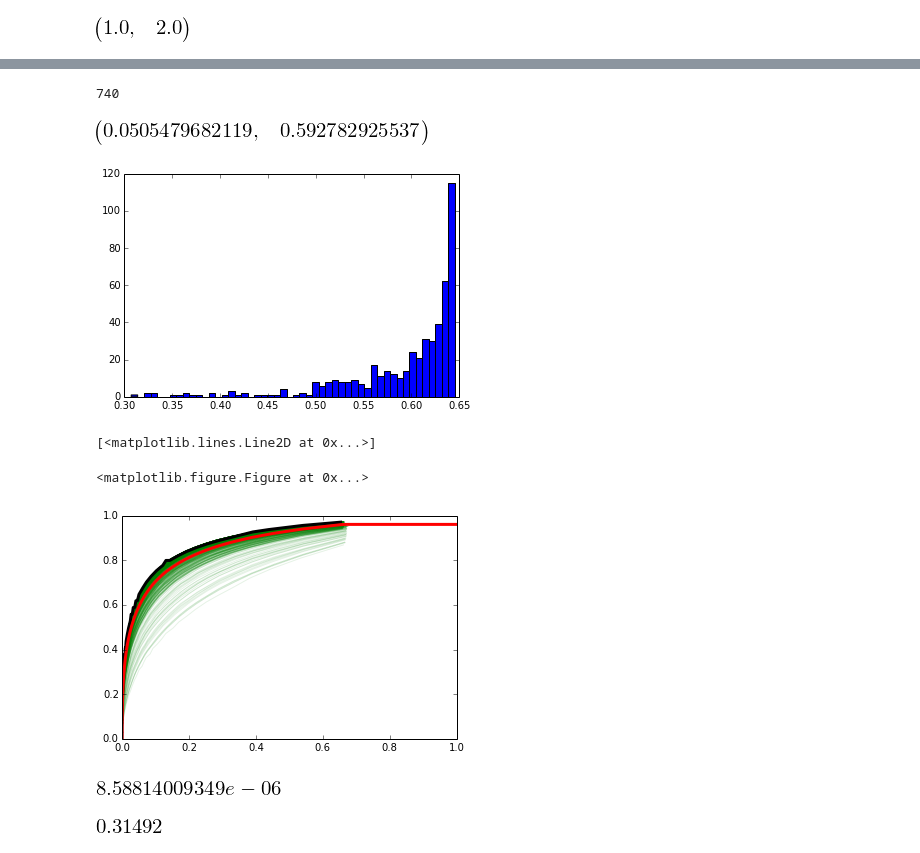
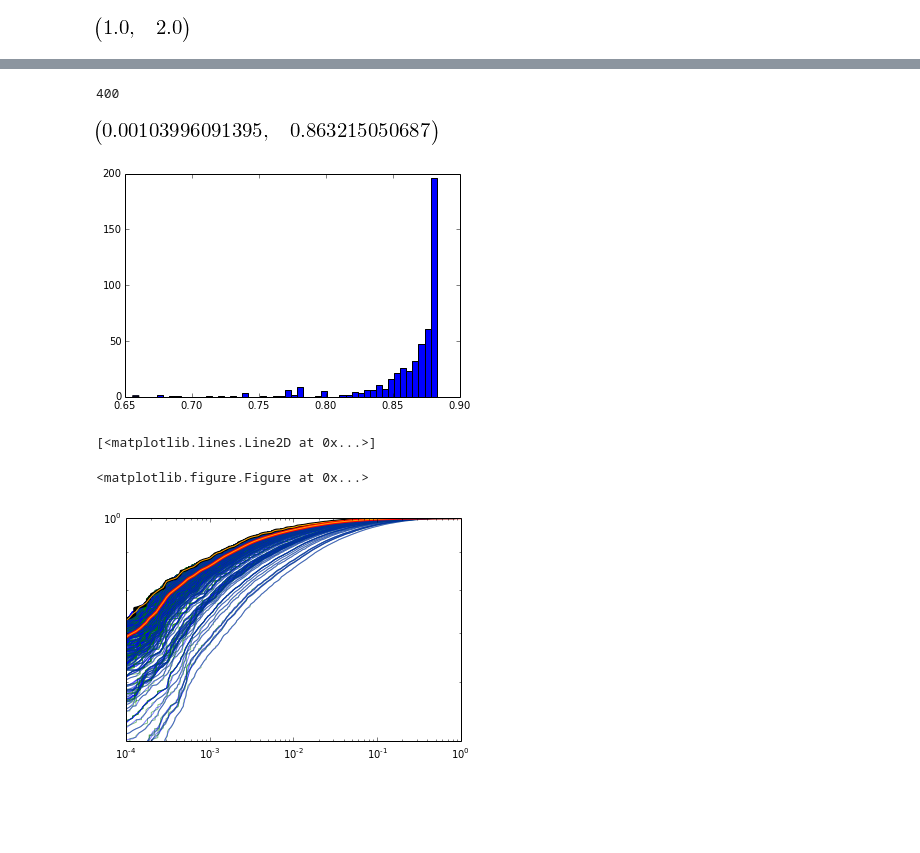
Before and after one commit to lukasheinrich/code-snippets, a Jupyter notebook: DGSSfast.ipynb, the cells around one changed output, grey strips where cells are left out. Saved outputs shown, nothing was run; the diff lists cells and outputs as text; code cells hidden in the pictures; blank space fills up the shorter version.

```diff
--- a/DGSSfast.ipynb
+++ b/DGSSfast.ipynb
@@ -88,4 +99,8 @@ rocdata_run1toys = [get_roc(sb_n1,sb_n2,b_n1,b_n2,b1,b2,s1,s2) for s1,s2 in zip(
 # %%
-s1,s2 = 10,20
-rocdata_truth = get_roc(sb_n1,sb_n2,b_n1,b_n2,b1,b2,s1,s2)
+rocdata_run1toys = []
+for i,(s1,s2) in enumerate(zip(filtered_run1_n1,filtered_run1_n2)[0:500]):
+    if i%50 == 0:
+        print i
+    rocdata_run1toys += [get_roc(sb_n1,sb_n2,b_n1,b_n2,b1,b2,s1,s2)]
+print 'done'
 # %% [output]
@@ -97,0 +118,4 @@ rocdata_truth = get_roc(sb_n1,sb_n2,b_n1,b_n2,b1,b2,s1,s2)
+# %%
+pylab.yscale('symlog',linthreshy=1) #works for histograms
+get_roc_plot(sb_n1,sb_n2,b_n1,b_n2,b1,b2,s1truth,s2truth)
+rocdata_truth = get_roc(sb_n1,sb_n2,b_n1,b_n2,b1,b2,s1truth,s2truth)
@@ -98,8 +124,16 @@ rocdata_truth = get_roc(sb_n1,sb_n2,b_n1,b_n2,b1,b2,s1,s2)
 # %%
 def rocfunc(rocdata):
-    a = zip(rocdata[0],rocdata_truth[1])
+    a = zip(rocdata[0],rocdata[1])
     sorted_a = sorted(a,key = lambda x:x[0])
     back = zip(*sorted_a)
     def roc(x):
         return np.interp(x,back[0],back[1])
     return roc
+# %%
+x = np.linspace(0,1)
+y = rocfunc(rocdata_truth)(x)
+plt.ylim(5e-1,1)
+plt.xlim(1e-4,1)
+plt.loglog()
+plt.plot(*rocdata_truth, lw = 3, color = 'black')
+plt.plot(x,y, lw = 3, color = 'blue', alpha = 1)
@@ -111,25 +148,35 @@ means = [(x,np.mean(slic)) for x,slic in rocslices]
 # %%
 #take a vertical slice on the 0.05 point
 
-index = next(i for i,(x,l) in enumerate(rocslices) if x>0.05)
+index = next(i for i,(x,l) in enumerate(rocslices) if x>0.001)
 print index
 plt.clf()
 h = plt.hist(rocslices[index][1], bins = 50)
-means[index]
+means[index+3]
 # %% [output]
-740
+400
-[figure, old version]
+[figure, new version]
-[figure, old version]
+[figure, new version]
 # %%
 plt.clf()
 plt.figure()
-#plt.loglog()
+plt.loglog()
+plt.ylim(5e-1,1)
+plt.xlim(1e-4,1)
+
 for rocdata in rocdata_run1toys:
-    plt.plot(*rocdata, lw = 1, alpha = 0.1, color = 'green')
+    plt.plot(*rocdata, lw = 1, alpha = 0.5, color = 'green')
+    x = np.logspace(-4,0,100)
+    y = rocfunc(rocdata)(x)
+    plt.plot(x,y, lw = 1, alpha = 0.5, color = 'blue')
+
 
 plt.plot(*rocdata_truth, lw = 3, color = 'black')
+plt.plot(*zip(*[(x,rocfunc(rocdata_truth)(x)) for x in np.logspace(-4,0,100)]), lw = 1, color = 'orange')
+
 plt.plot(*zip(*means), lw = 3, color = 'red')
+plt.plot(*zip(*[(x,rocfunc(zip(*means))(x)) for x in np.logspace(-4,0,100)]), lw = 1, color = 'orange')
 # %% [output]
 [<matplotlib.lines.Line2D at 0x...>]
 <matplotlib.figure.Figure at 0x...>
-[figure, old version]
+[figure, new version]
@@ -147,8 +182,0 @@ pdf = sijpdf(10,10)
-# %%
-pdf(1,4)
-# %% [output]
-[figure, removed]
-# %%
-rocdata_truth[0][1]
-# %% [output]
-[figure, removed]
```
Also changed, not shown: parts of 13 cells of this notebook.
